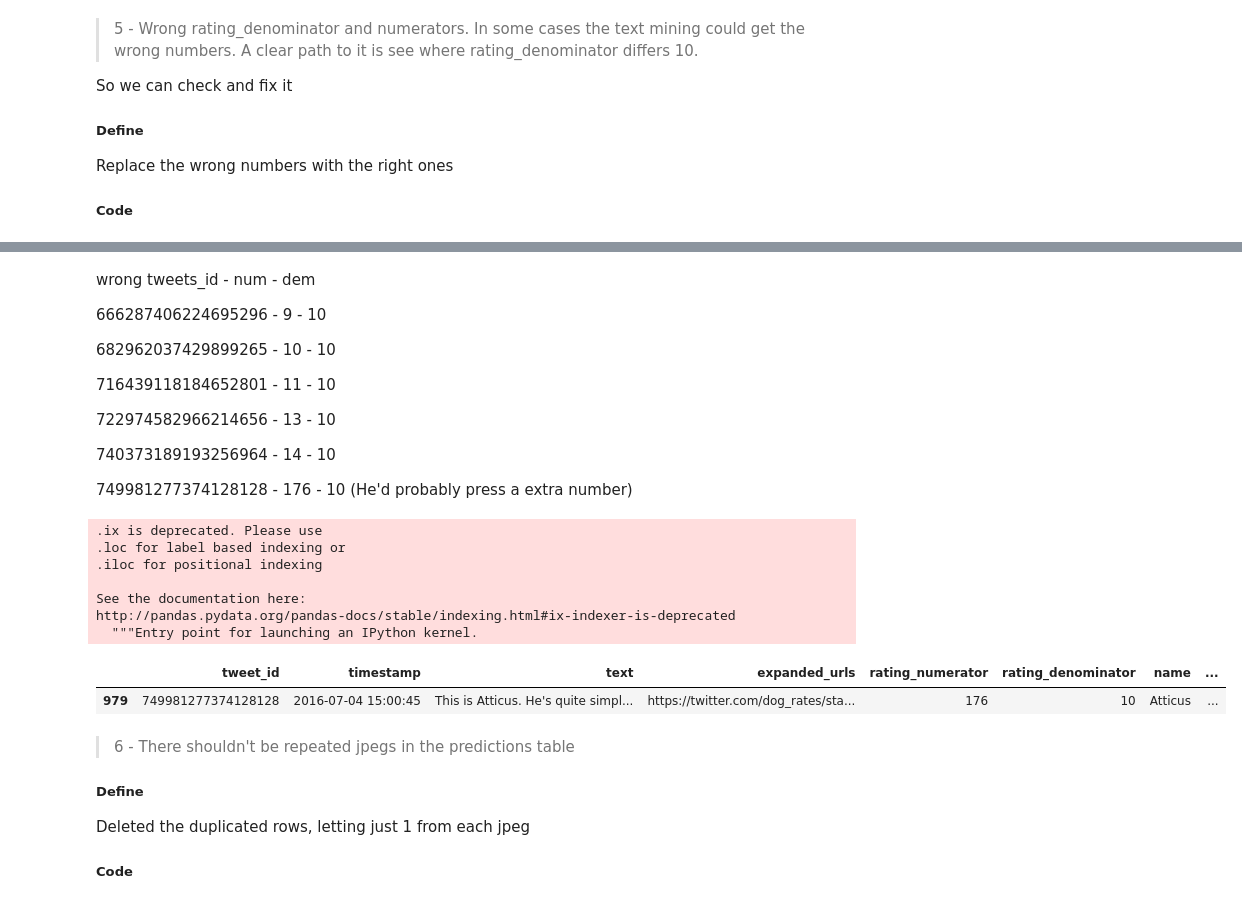
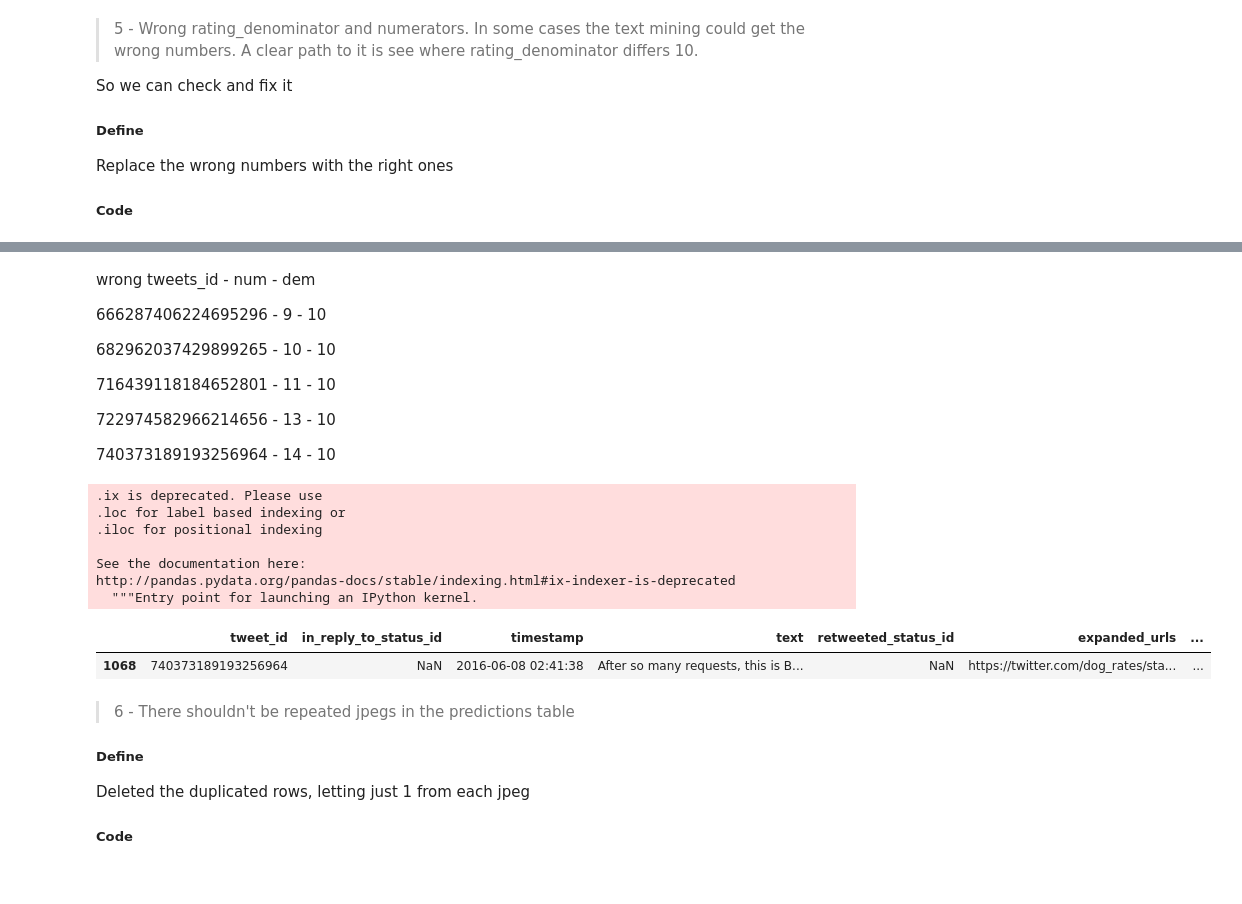
Before and after one commit to guilhermelfl/DogRatesTwitterAnalyse, a Jupyter notebook: DogRatesTwitterAnalyse.ipynb, the cells around one changed output, grey strips where cells are left out. Cells and saved outputs as stored; diff of their text form; code cells hidden in the pictures.

```diff
--- a/DogRatesTwitterAnalyse.ipynb
+++ b/DogRatesTwitterAnalyse.ipynb
@@ -757,8 +766,6 @@ tweets_id - num - dem
 722974582966214656 - 13 - 10
 
 740373189193256964 - 14 - 10
-
-749981277374128128 - 176 - 10 (He'd probably press a extra number)
 # %%
 tweets_clean.ix[tweets_clean[tweets_clean.tweet_id == 666287406224695296].index,'rating_numerator']=9
 tweets_clean.ix[tweets_clean[tweets_clean.tweet_id == 666287406224695296].index,'rating_denominator']=10
@@ -774,8 +781,6 @@ tweets_clean.ix[tweets_clean[tweets_clean.tweet_id == 722974582966214656].index,
 
 tweets_clean.ix[tweets_clean[tweets_clean.tweet_id == 740373189193256964].index,'rating_numerator']=14
 tweets_clean.ix[tweets_clean[tweets_clean.tweet_id == 740373189193256964].index,'rating_denominator']=10
-
-tweets_clean.ix[tweets_clean[tweets_clean.tweet_id == 749981277374128128].index,'rating_numerator']=176
 # %% [output]
 .ix is deprecated. Please use
 .loc for label based indexing or
@@ -785,10 +790,10 @@ See the documentation here:
 http://pandas.pydata.org/pandas-docs/stable/indexing.html#ix-indexer-is-deprecated
   """Entry point for launching an IPython kernel.
 # %%
-tweets_clean[tweets_clean.tweet_id == 749981277374128128]
+tweets_clean[tweets_clean.tweet_id == 740373189193256964]
 # %% [output]
-|  | tweet_id | timestamp | text | expanded_urls | rating_numerator | rating_denominator | name | ... |
-| 979 | 749981277374128128 | 2016-07-04 15:00:45 | This is Atticus. He's quite simpl... | https://twitter.com/dog_rates/sta... | 176 | 10 | Atticus | ... |
+|  | tweet_id | in_reply_to_status_id | timestamp | text | retweeted_status_id | expanded_urls | ... |
+| 1068 | 740373189193256964 | NaN | 2016-06-08 02:41:38 | After so many requests, this is B... | NaN | https://twitter.com/dog_rates/sta... | ... |
 # %% [markdown]
 > 6 - There shouldn't be repeated jpegs in the predictions table
 
```
Also changed, not shown: parts of 23 cells of this notebook, 2 other files.
